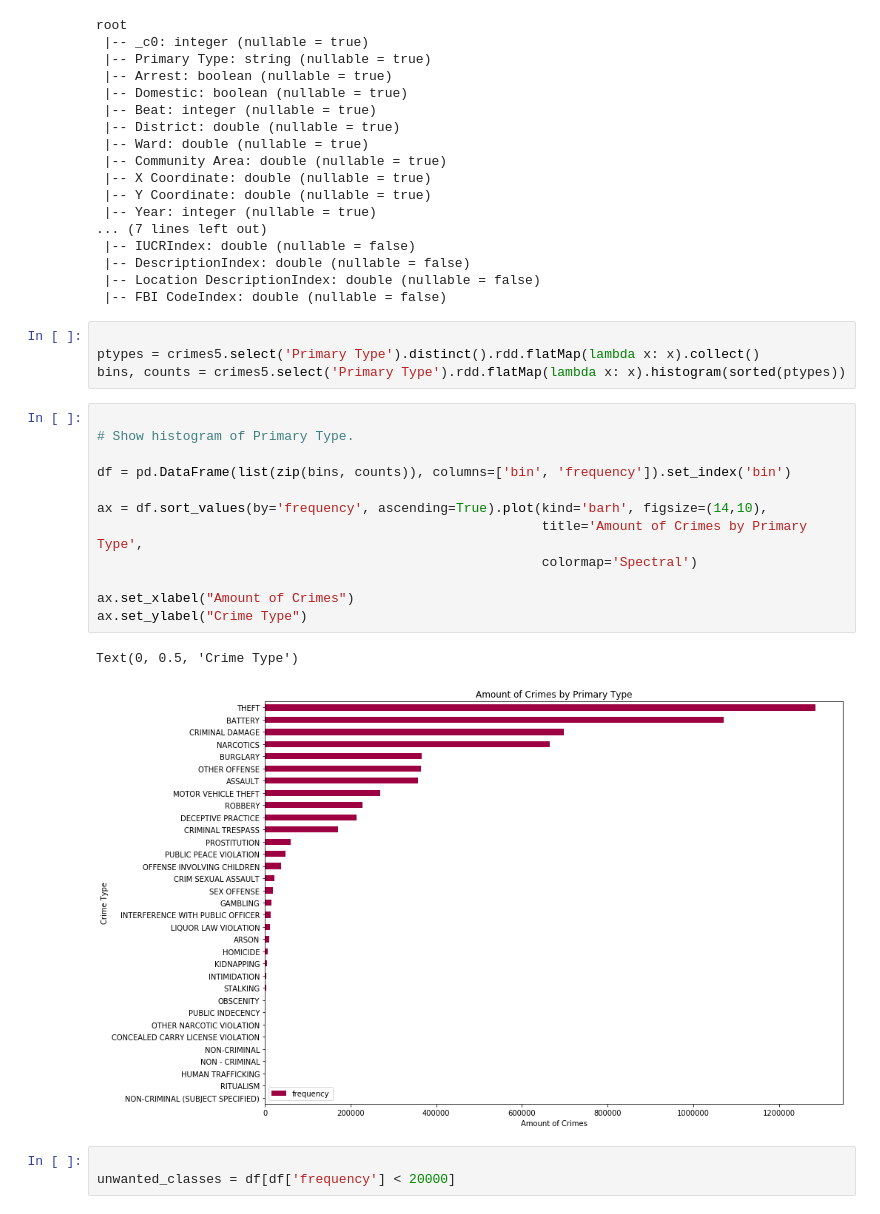
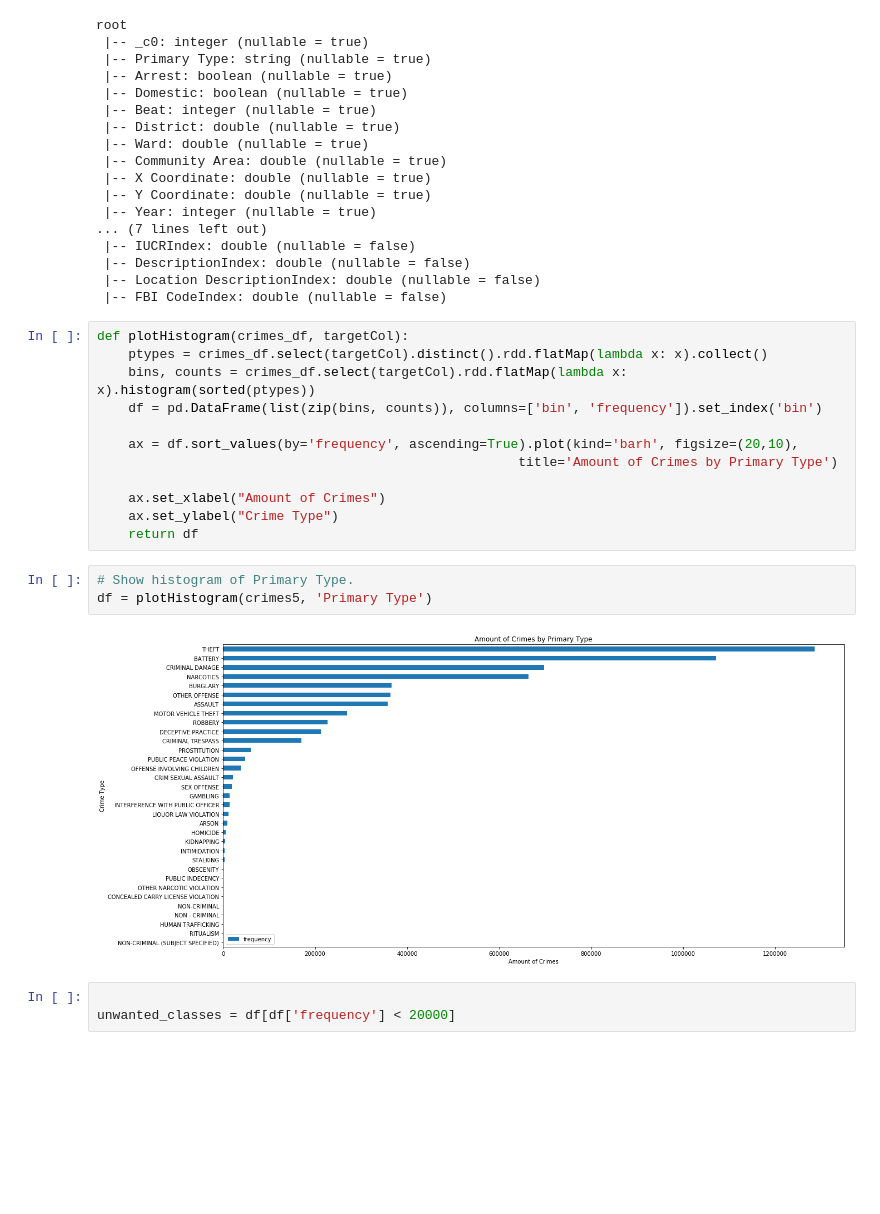
Before and after one commit to cimplart/chicago-crimes, a Jupyter notebook: chicago_crimes.ipynb, the cells around one changed output. Cells and saved outputs as stored; diff of their text form; blank space fills up the shorter version.

```diff
--- a/chicago_crimes.ipynb
+++ b/chicago_crimes.ipynb
@@ -160,25 +160,23 @@ root
  |-- DescriptionIndex: double (nullable = false)
  |-- Location DescriptionIndex: double (nullable = false)
  |-- FBI CodeIndex: double (nullable = false)
-# %%
-
-ptypes = crimes5.select('Primary Type').distinct().rdd.flatMap(lambda x: x).collect()
-bins, counts = crimes5.select('Primary Type').rdd.flatMap(lambda x: x).histogram(sorted(ptypes))
 # %%
+def plotHistogram(crimes_df, targetCol):
+    ptypes = crimes_df.select(targetCol).distinct().rdd.flatMap(lambda x: x).collect()
+    bins, counts = crimes_df.select(targetCol).rdd.flatMap(lambda x: x).histogram(sorted(ptypes))
+    df = pd.DataFrame(list(zip(bins, counts)), columns=['bin', 'frequency']).set_index('bin')
 
-# Show histogram of Primary Type.
+    ax = df.sort_values(by='frequency', ascending=True).plot(kind='barh', figsize=(20,10),
+                                                      title='Amount of Crimes by Primary Type')
 
-df = pd.DataFrame(list(zip(bins, counts)), columns=['bin', 'frequency']).set_index('bin')
-
-ax = df.sort_values(by='frequency', ascending=True).plot(kind='barh', figsize=(14,10),
-                                                         title='Amount of Crimes by Primary Type',
-                                                         colormap='Spectral')
-
-ax.set_xlabel("Amount of Crimes")
-ax.set_ylabel("Crime Type")
+    ax.set_xlabel("Amount of Crimes")
+    ax.set_ylabel("Crime Type")
+    return df
-# %% [output]
-Text(0, 0.5, 'Crime Type')
-[figure, removed]
+# %%
+# Show histogram of Primary Type.
+df = plotHistogram(crimes5, 'Primary Type')
+# %% [output]
+[figure, added]
 # %%
 
 unwanted_classes = df[df['frequency'] < 20000]
```
Also changed, not shown: parts of 9 cells of this notebook, 1 other file.
